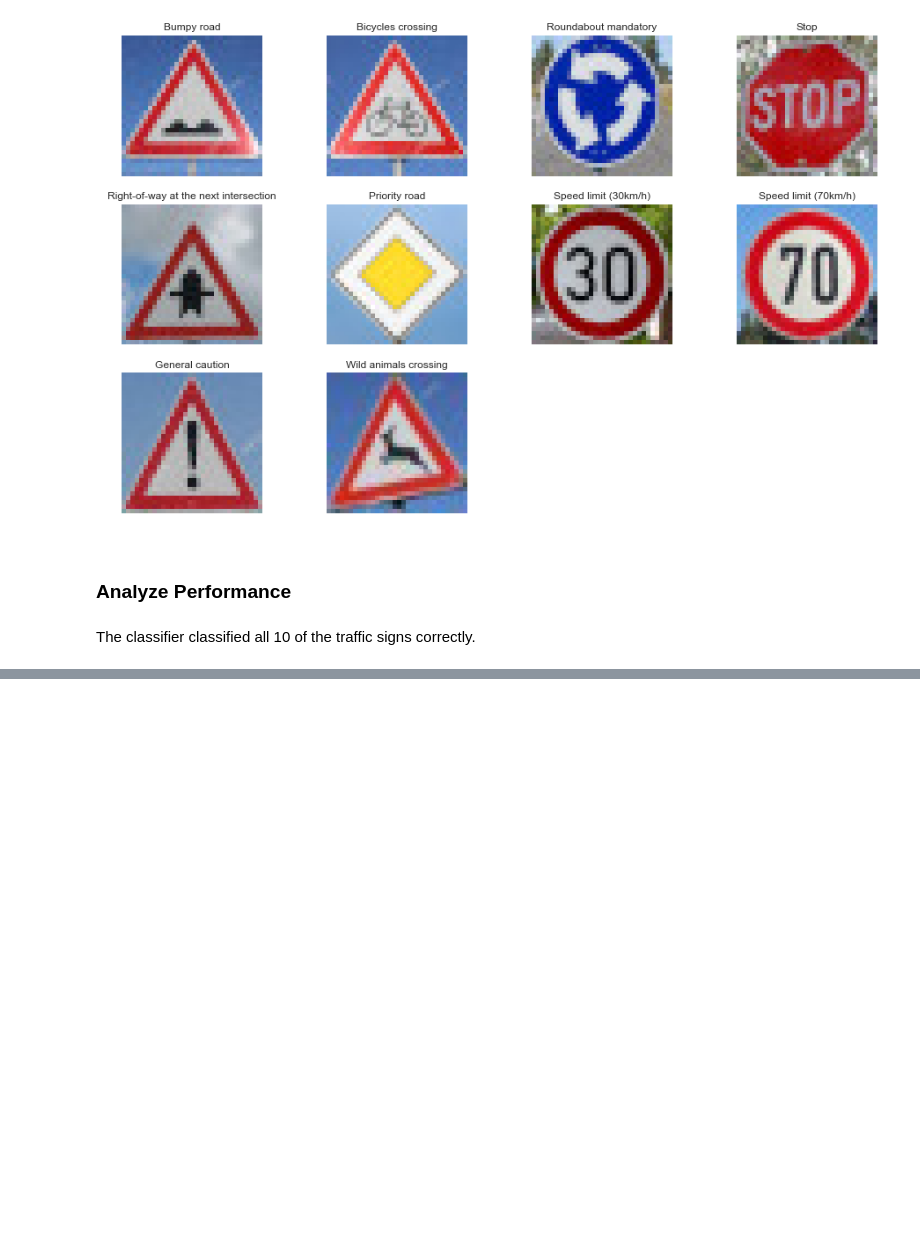
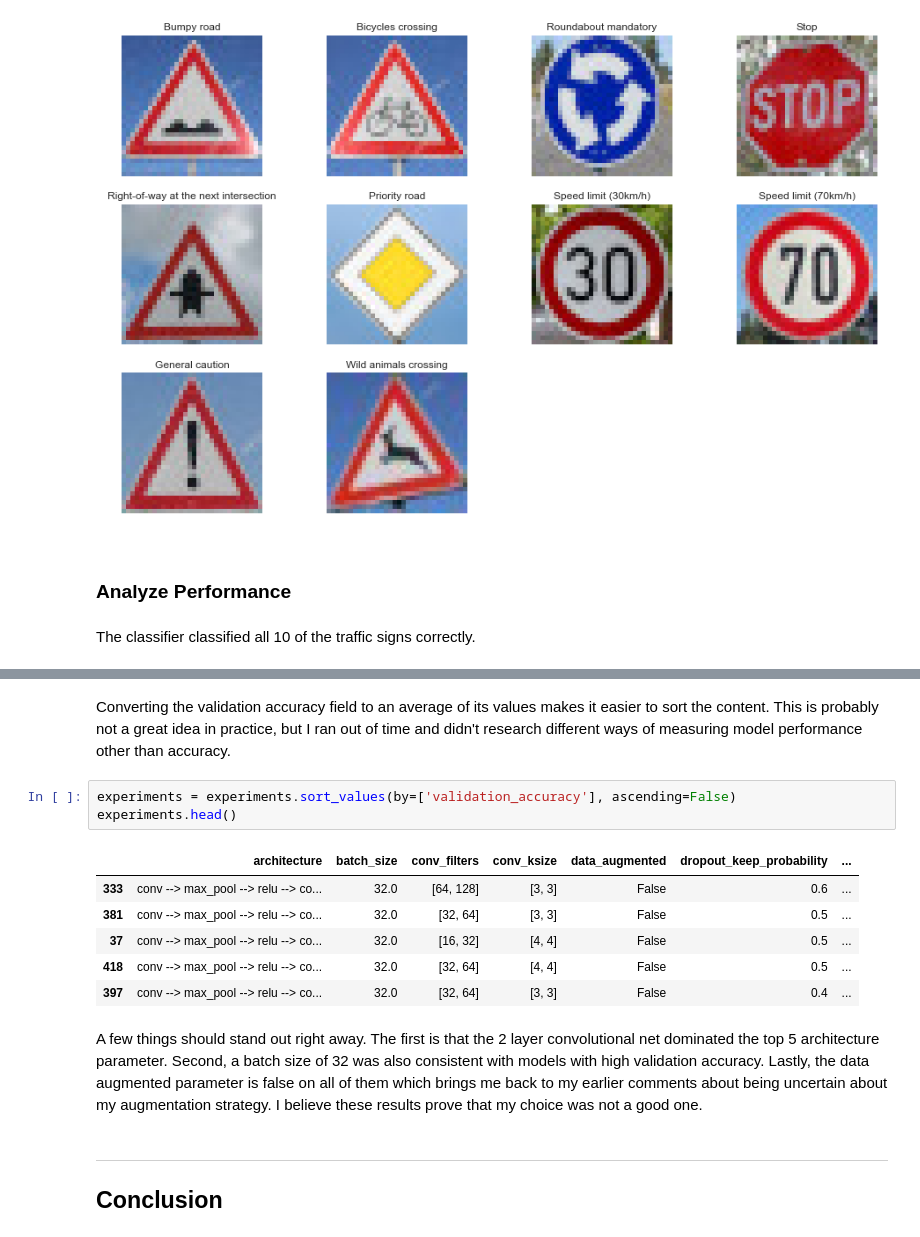
Before and after one commit to CameronFraser/sdcnd-3-traffic-sign-classifier, a Jupyter notebook: Traffic_Sign_Classifier.ipynb, the cells around one changed output, grey strips where cells are left out. Cells and saved outputs as stored; diff of their text form; blank space fills up the shorter version.

```diff
--- a/Traffic_Sign_Classifier.ipynb
+++ b/Traffic_Sign_Classifier.ipynb
@@ -292,0 +322,18 @@ The classifier classified all 10 of the traffic signs correctly.
+# %% [markdown]
+Converting the validation accuracy field to an average of its values makes it easier to sort the content. This is probably not a great idea in practice, but I ran out of time and didn't research different ways of measuring model performance other than accuracy.
+# %%
+experiments = experiments.sort_values(by=['validation_accuracy'], ascending=False)
+experiments.head()
+# %% [output]
+|  | architecture | batch_size | conv_filters | conv_ksize | data_augmented | dropout_keep_probability | ... |
+| 333 | conv --> max_pool --> relu --> co... | 32.0 | [64, 128] | [3, 3] | False | 0.6 | ... |
+| 381 | conv --> max_pool --> relu --> co... | 32.0 | [32, 64] | [3, 3] | False | 0.5 | ... |
+| 37 | conv --> max_pool --> relu --> co... | 32.0 | [16, 32] | [4, 4] | False | 0.5 | ... |
+| 418 | conv --> max_pool --> relu --> co... | 32.0 | [32, 64] | [4, 4] | False | 0.5 | ... |
+| 397 | conv --> max_pool --> relu --> co... | 32.0 | [32, 64] | [3, 3] | False | 0.4 | ... |
+# %% [markdown]
+A few things should stand out right away. The first is that the 2 layer convolutional net dominated the top 5 architecture parameter. Second, a batch size of 32 was also consistent with models with high validation accuracy. Lastly, the data augmented parameter is false on all of them which brings me back to my earlier comments about being uncertain about my augmentation strategy. I believe these results prove that my choice was not a good one.
+# %% [markdown]
+------
+
+## Conclusion
```
Also changed, not shown: parts of 9 cells of this notebook, 7 other files.
